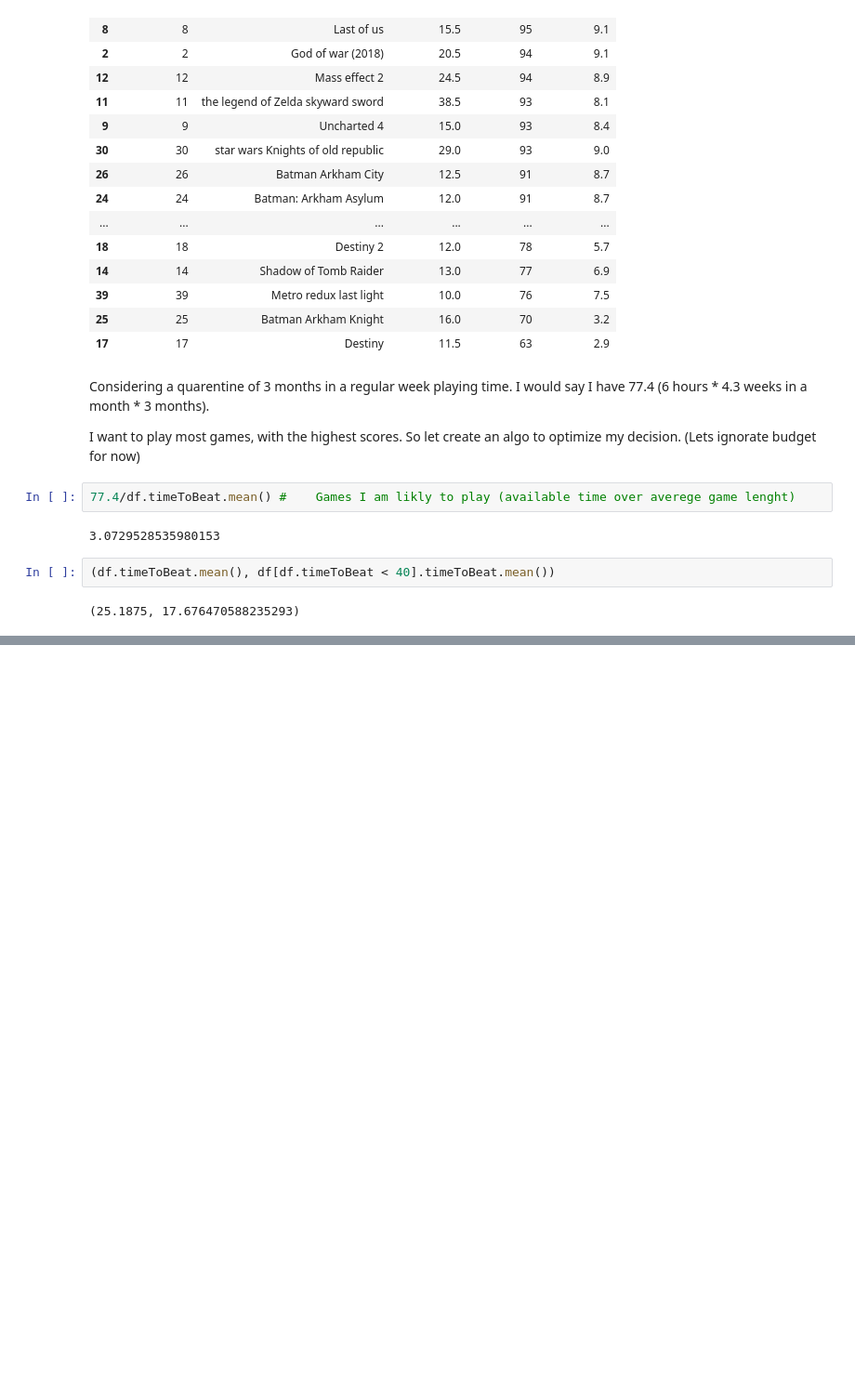
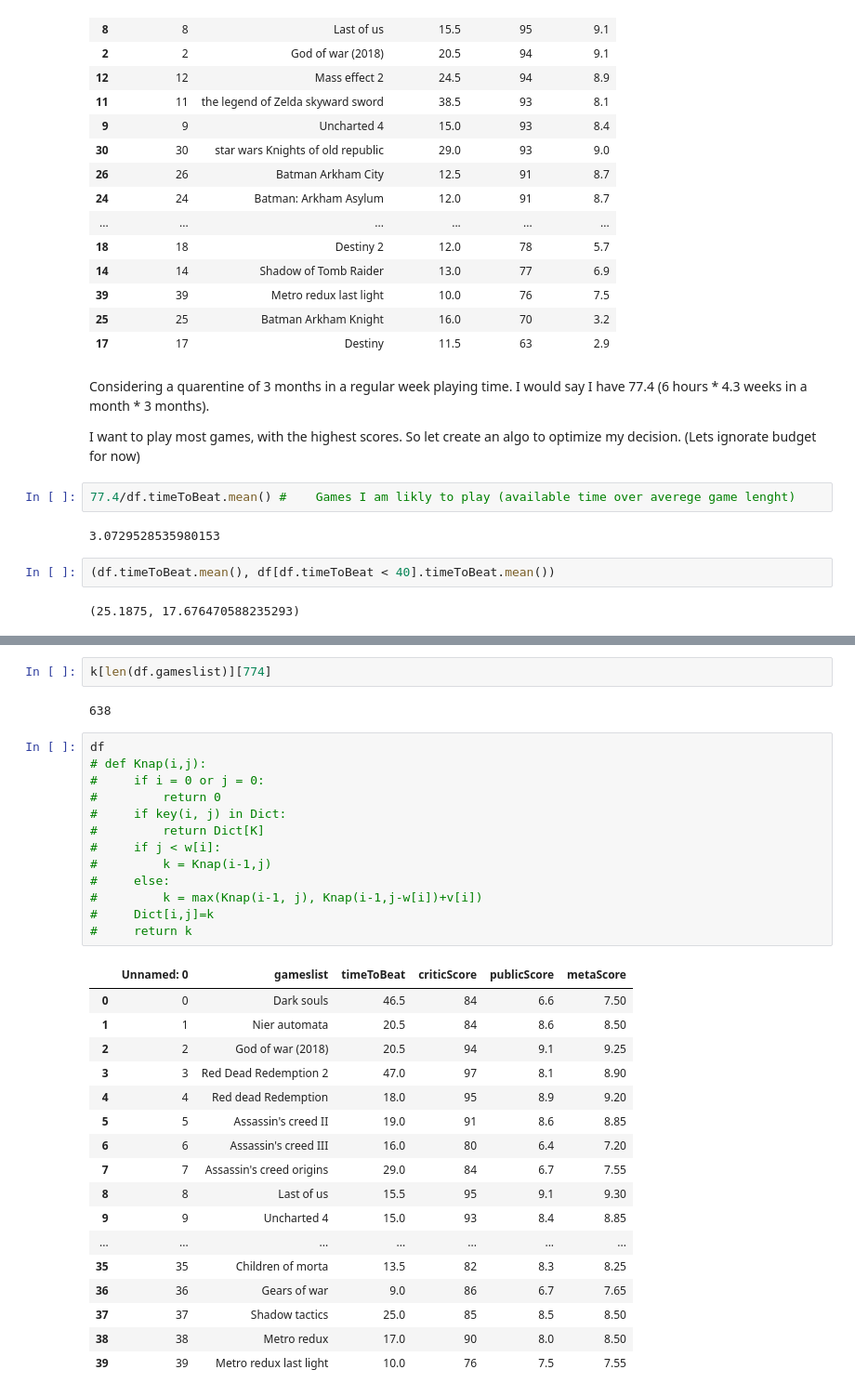
Before and after one commit to pippo-sci/HowManyGamesToBeat, a Jupyter notebook: HowMuchTimeToPlayVideoGames.ipynb, the cells around one changed output, grey strips where cells are left out. Shown at 93% size. Drawn from its saved outputs; the diff is of its cells as text; blank space fills up the shorter version.

```diff
--- a/HowMuchTimeToPlayVideoGames.ipynb
+++ b/HowMuchTimeToPlayVideoGames.ipynb
@@ -240,0 +393,35 @@ I want to play most games, with the highest scores. So let create an algo to opt
+# %%
+k[len(df.gameslist)][774]
+# %% [output]
+638
+# %%
+df
+# def Knap(i,j):
+#     if i = 0 or j = 0:
+#         return 0
+#     if key(i, j) in Dict:
+#         return Dict[K]
+#     if j < w[i]:
+#         k = Knap(i-1,j)
+#     else:
+#         k = max(Knap(i-1, j), Knap(i-1,j-w[i])+v[i])
+#     Dict[i,j]=k
+#     return k
+# %% [output]
+|  | Unnamed: 0 | gameslist | timeToBeat | criticScore | publicScore | metaScore |
+| 0 | 0 | Dark souls | 46.5 | 84 | 6.6 | 7.50 |
+| 1 | 1 | Nier automata | 20.5 | 84 | 8.6 | 8.50 |
+| 2 | 2 | God of war (2018) | 20.5 | 94 | 9.1 | 9.25 |
+| 3 | 3 | Red Dead Redemption 2 | 47.0 | 97 | 8.1 | 8.90 |
+| 4 | 4 | Red dead Redemption | 18.0 | 95 | 8.9 | 9.20 |
+| 5 | 5 | Assassin's creed II | 19.0 | 91 | 8.6 | 8.85 |
+| 6 | 6 | Assassin's creed III | 16.0 | 80 | 6.4 | 7.20 |
+| 7 | 7 | Assassin's creed origins | 29.0 | 84 | 6.7 | 7.55 |
+| 8 | 8 | Last of us | 15.5 | 95 | 9.1 | 9.30 |
+| 9 | 9 | Uncharted 4 | 15.0 | 93 | 8.4 | 8.85 |
+| ... | ... | ... | ... | ... | ... | ... |
+| 35 | 35 | Children of morta | 13.5 | 82 | 8.3 | 8.25 |
+| 36 | 36 | Gears of war | 9.0 | 86 | 6.7 | 7.65 |
+| 37 | 37 | Shadow tactics | 25.0 | 85 | 8.5 | 8.50 |
+| 38 | 38 | Metro redux | 17.0 | 90 | 8.0 | 8.50 |
+| 39 | 39 | Metro redux last light | 10.0 | 76 | 7.5 | 7.55 |
```
Also changed, not shown: parts of 10 cells of this notebook.
